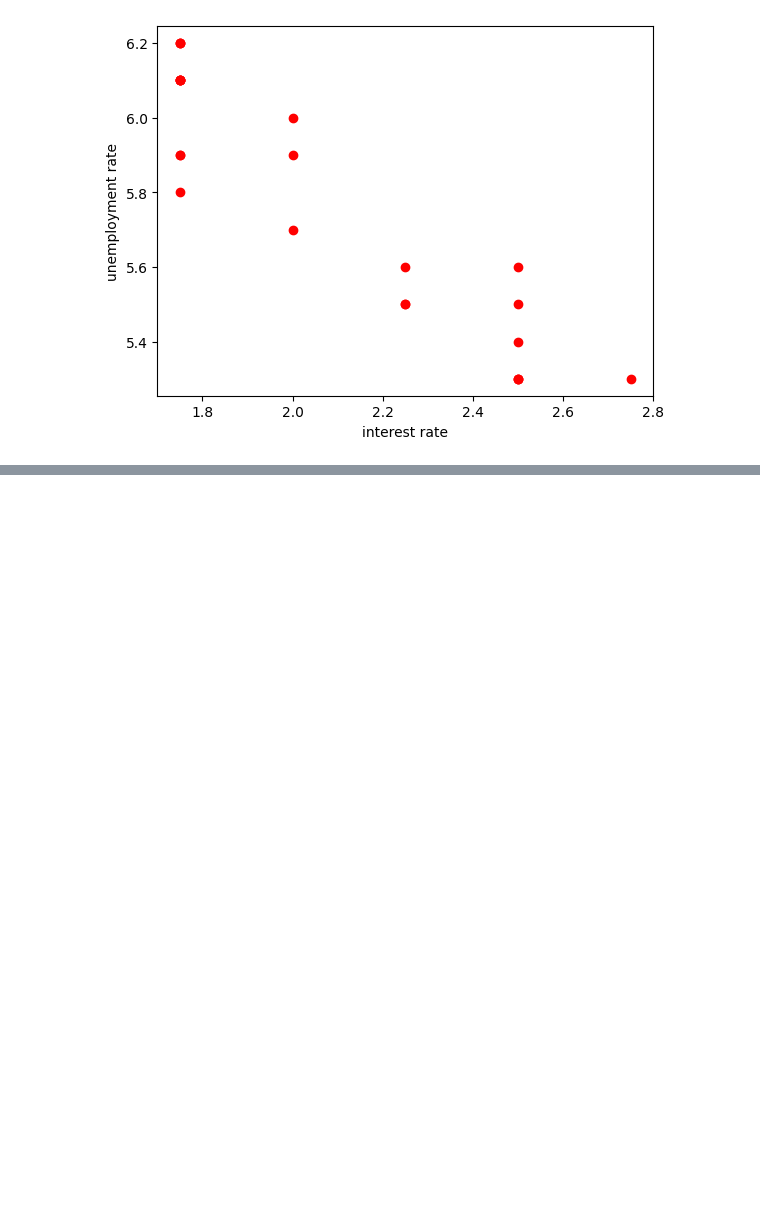
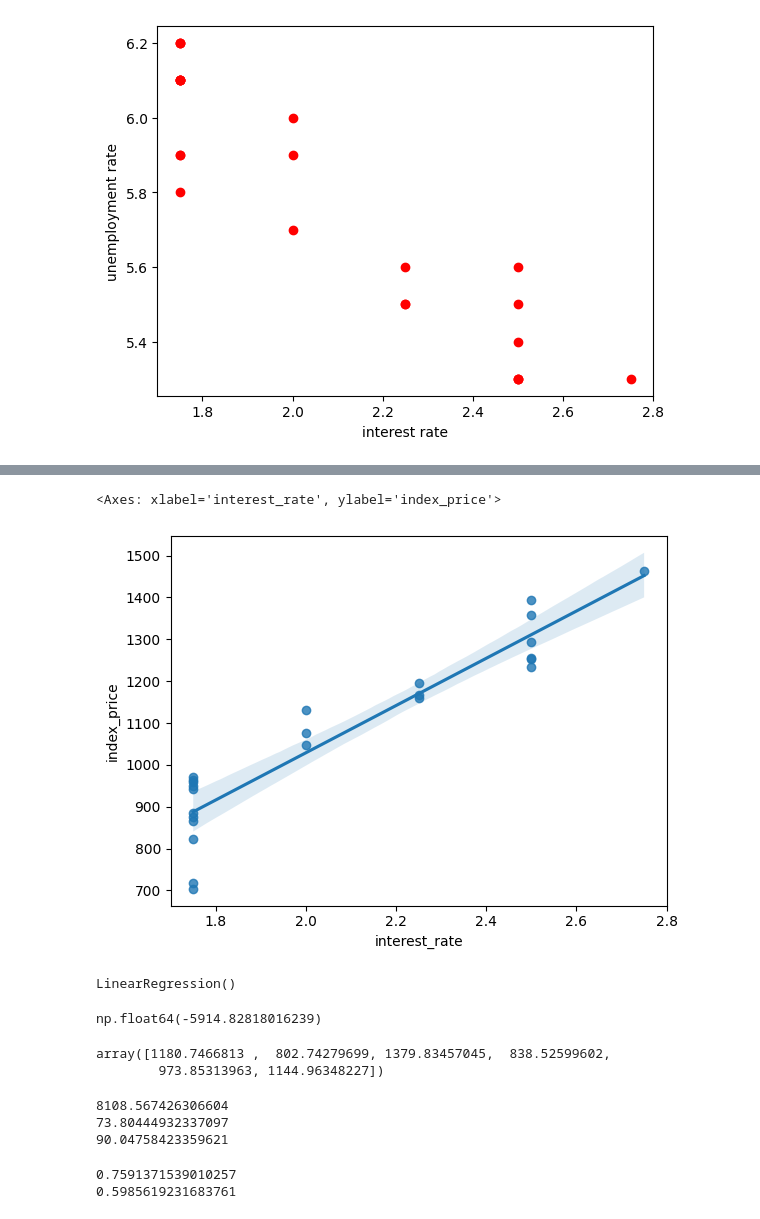
Before and after one commit to ShreyanshMehra/ML, a Jupyter notebook: Regression/multi linear regg.ipynb, the cells around one changed output, grey strips where cells are left out. Saved outputs shown, nothing was run; the diff lists cells and outputs as text; code cells hidden in the pictures; blank space fills up the shorter version.

```diff
--- a/Regression/multi linear regg.ipynb
+++ b/Regression/multi linear regg.ipynb
@@ -85,0 +88,6 @@ X_train,X_test,Y_train,Y_test=train_test_split(X,Y,test_size=0.25,random_state=4
+# %%
+## use x= and y= in regplot otherwise it will only take one value
+sns.regplot(x=df_index['interest_rate'],y=df_index['index_price'])
+# %% [output]
+<Axes: xlabel='interest_rate', ylabel='index_price'>
+[figure, added]
@@ -85,0 +104,4 @@ X_train,X_test,Y_train,Y_test=train_test_split(X,Y,test_size=0.25,random_state=4
+# %%
+regressor.fit(X_train,Y_train)
+# %% [output]
+LinearRegression()
@@ -85,0 +112,4 @@ X_train,X_test,Y_train,Y_test=train_test_split(X,Y,test_size=0.25,random_state=4
+# %%
+np.mean(validation_score)
+# %% [output]
+np.float64(-5914.82818016239)
@@ -85,0 +119,27 @@ X_train,X_test,Y_train,Y_test=train_test_split(X,Y,test_size=0.25,random_state=4
+# %%
+y_pred
+# %% [output]
+array([1180.7466813 ,  802.74279699, 1379.83457045,  838.52599602,
+        973.85313963, 1144.96348227])
+# %%
+## Performance Metrics
+from sklearn.metrics import mean_absolute_error,mean_squared_error
+mse=mean_squared_error(Y_test,y_pred)
+mae=mean_absolute_error(Y_test,y_pred)
+rmse=np.sqrt(mse)
+print(mse)
+print(mae)
+print(rmse)
+# %% [output]
+8108.567426306604
+73.80444932337097
+90.04758423359621
+# %%
+from sklearn.metrics import r2_score
+score=r2_score(Y_test,y_pred)
+print(score)
+#display adjusted R-squared
+print(1 - (1-score)*(len(Y_test)-1)/(len(Y_test)-X_test.shape[1]-1))
+# %% [output]
+0.7591371539010257
+0.5985619231683761
```
Also changed, not shown: parts of 15 cells of this notebook, 1 other file.
